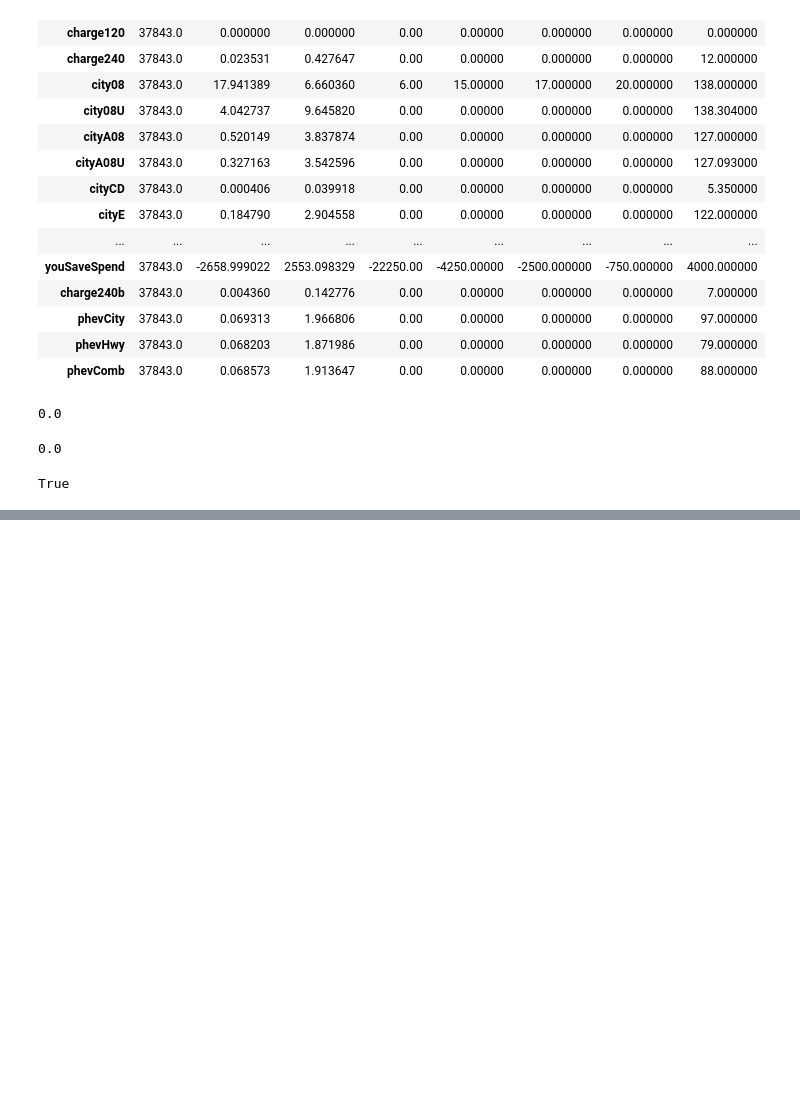
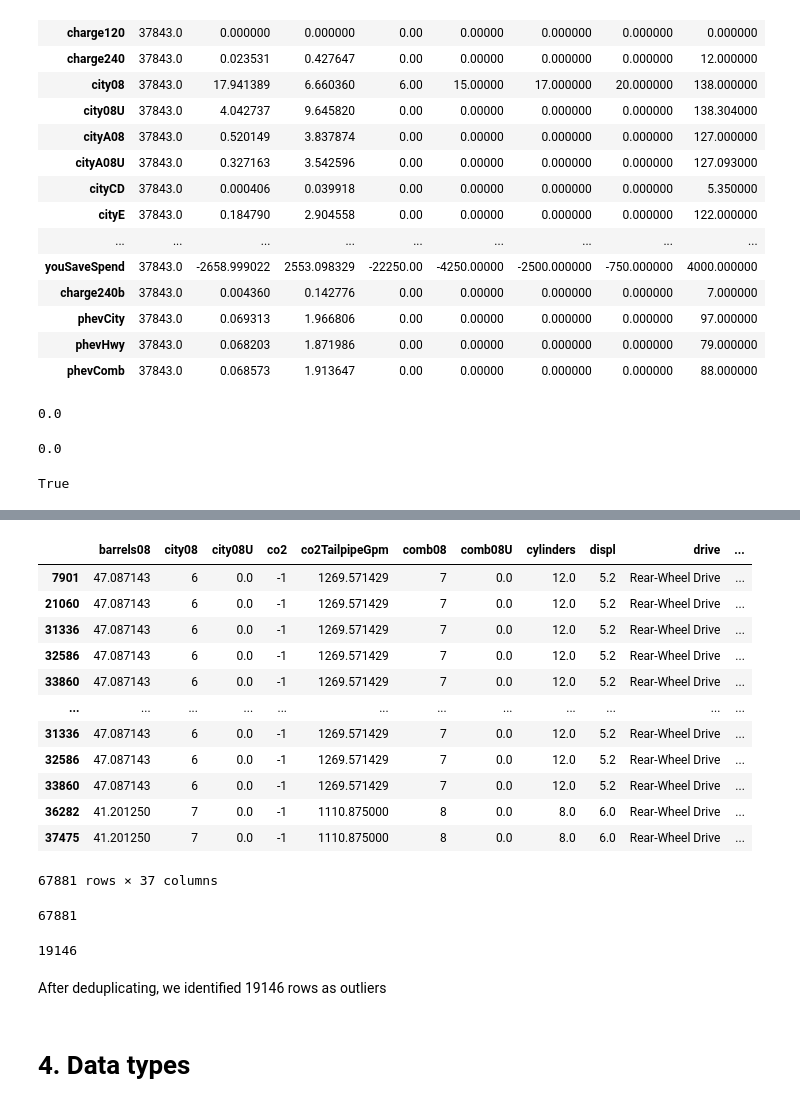
Before and after one commit to Senonino/data-ber-01-20, a Jupyter notebook: Notes/module_1/week_2/6_python-data_cleaning.ipynb, the cells around one changed output, grey strips where cells are left out. Drawn from its saved outputs; the diff is of its cells as text; code cells hidden in the pictures; blank space fills up the shorter version.

Commit message:
add second half of the notes from data cleaning

```diff
--- a/Notes/module_1/week_2/6_python-data_cleaning.ipynb
+++ b/Notes/module_1/week_2/6_python-data_cleaning.ipynb
@@ -263,0 +308,2 @@ low_var_cols =
+# %%
+barrels08 = df_descr.loc["barrels08", :].to_frame().transpose()
@@ -263,0 +320,9 @@ low_var_cols =
+# %%
+tolerance_factor = 3
+cutoff = barrels08["IQR"] * tolerance_factor
+# %%
+lower_threshold = barrels08["25%"] - cutoff
+lower_threshold = lower_threshold.values[0]
+
+upper_threshold = barrels08["75%"] + cutoff
+upper_threshold = upper_threshold.values[0]
@@ -263,0 +376,47 @@ low_var_cols =
+# %%
+# 1. create new empty DataFrame df_outliers with the same columns
+df_outliers = pd.DataFrame(columns=df.columns)
+
+# 2. iterate over all numerical columns
+for num_col in df_descr.index:
+    iqr = df_descr.loc[num_col, "IQR"]
+
+    # 3. set tolerance factor and calculate cutoff
+    t_factor = 4
+    cutoff = iqr * t_factor
+
+    # 4. set lower and upper threshold
+    lower_threshold = df_descr.loc[num_col, "25%"] - cutoff
+    upper_threshold = df_descr.loc[num_col, "75%"] + cutoff
+
+    # 5. identify outliers and store entire rows in outliers
+    outliers = df[df[num_col].lt(lower_threshold) | df[num_col].gt(upper_threshold)].copy()
+    df_outliers = pd.concat([df_outliers, outliers], sort=False)
+# %%
+df_outliers
+# %% [output]
+|  | barrels08 | city08 | city08U | co2 | co2TailpipeGpm | comb08 | comb08U | cylinders | displ | drive | ... |
+| 7901 | 47.087143 | 6 | 0.0 | -1 | 1269.571429 | 7 | 0.0 | 12.0 | 5.2 | Rear-Wheel Drive | ... |
+| 21060 | 47.087143 | 6 | 0.0 | -1 | 1269.571429 | 7 | 0.0 | 12.0 | 5.2 | Rear-Wheel Drive | ... |
+| 31336 | 47.087143 | 6 | 0.0 | -1 | 1269.571429 | 7 | 0.0 | 12.0 | 5.2 | Rear-Wheel Drive | ... |
+| 32586 | 47.087143 | 6 | 0.0 | -1 | 1269.571429 | 7 | 0.0 | 12.0 | 5.2 | Rear-Wheel Drive | ... |
+| 33860 | 47.087143 | 6 | 0.0 | -1 | 1269.571429 | 7 | 0.0 | 12.0 | 5.2 | Rear-Wheel Drive | ... |
+| ... | ... | ... | ... | ... | ... | ... | ... | ... | ... | ... | ... |
+| 31336 | 47.087143 | 6 | 0.0 | -1 | 1269.571429 | 7 | 0.0 | 12.0 | 5.2 | Rear-Wheel Drive | ... |
+| 32586 | 47.087143 | 6 | 0.0 | -1 | 1269.571429 | 7 | 0.0 | 12.0 | 5.2 | Rear-Wheel Drive | ... |
+| 33860 | 47.087143 | 6 | 0.0 | -1 | 1269.571429 | 7 | 0.0 | 12.0 | 5.2 | Rear-Wheel Drive | ... |
+| 36282 | 41.201250 | 7 | 0.0 | -1 | 1110.875000 | 8 | 0.0 | 8.0 | 6.0 | Rear-Wheel Drive | ... |
+| 37475 | 41.201250 | 7 | 0.0 | -1 | 1110.875000 | 8 | 0.0 | 8.0 | 6.0 | Rear-Wheel Drive | ... |
+67881 rows × 37 columns
+# %%
+len(df_outliers)
+# %% [output]
+67881
+# %%
+len(set(df_outliers.index))
+# %% [output]
+19146
+# %% [markdown]
+After deduplicating, we identified 19146 rows as outliers
+# %% [markdown]
+# 4. Data types
```
Also changed, not shown: parts of 26 cells of this notebook.
